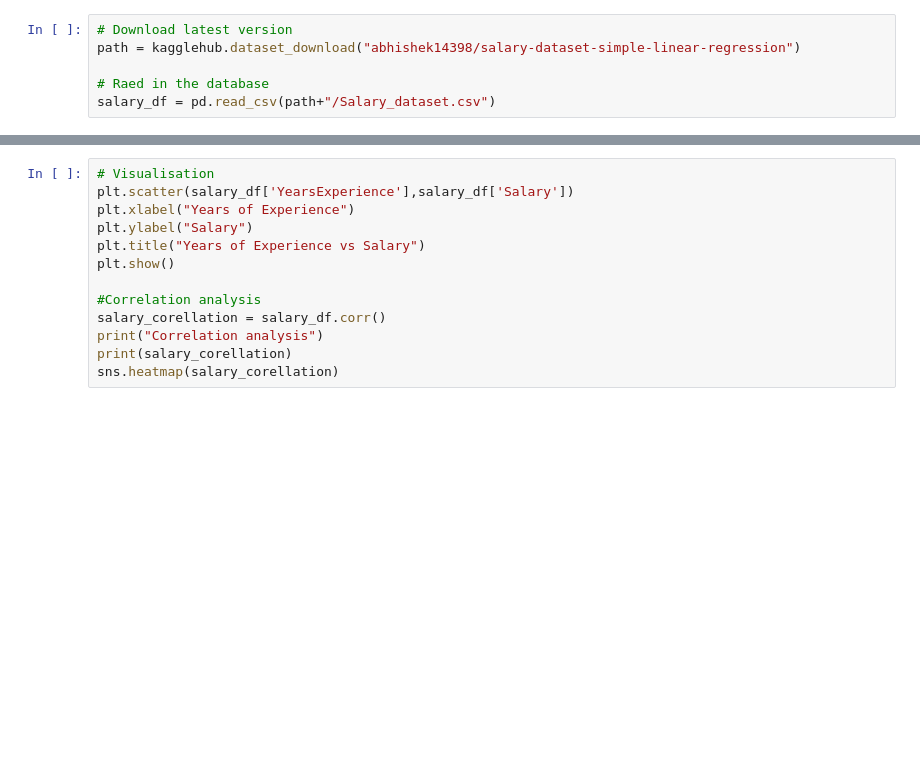
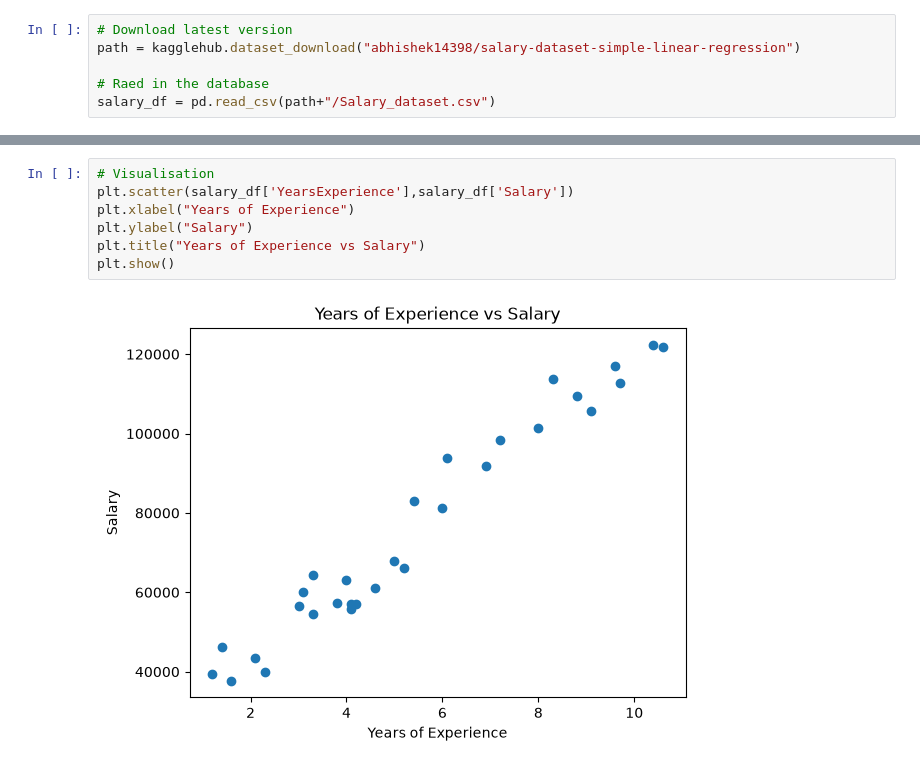
Before and after one commit to KovacsImi/Linear-Regression, a Jupyter notebook: salary_linear_regression.ipynb, the cells around one changed output, grey strips where cells are left out. Drawn from its saved outputs; the diff is of its cells as text; blank space fills up the shorter version.

```diff
--- a/salary_linear_regression.ipynb
+++ b/salary_linear_regression.ipynb
@@ -30,13 +72,9 @@ print(salary_df.shape)
 # %%
 # Visualisation
 plt.scatter(salary_df['YearsExperience'],salary_df['Salary'])
 plt.xlabel("Years of Experience")
 plt.ylabel("Salary")
 plt.title("Years of Experience vs Salary")
 plt.show()
-
-#Correlation analysis
-salary_corellation = salary_df.corr()
-print("Correlation analysis")
-print(salary_corellation)
-sns.heatmap(salary_corellation)
+# %% [output]
+[figure, added]
```
Also changed, not shown: parts of 9 cells of this notebook, 1 other file.
